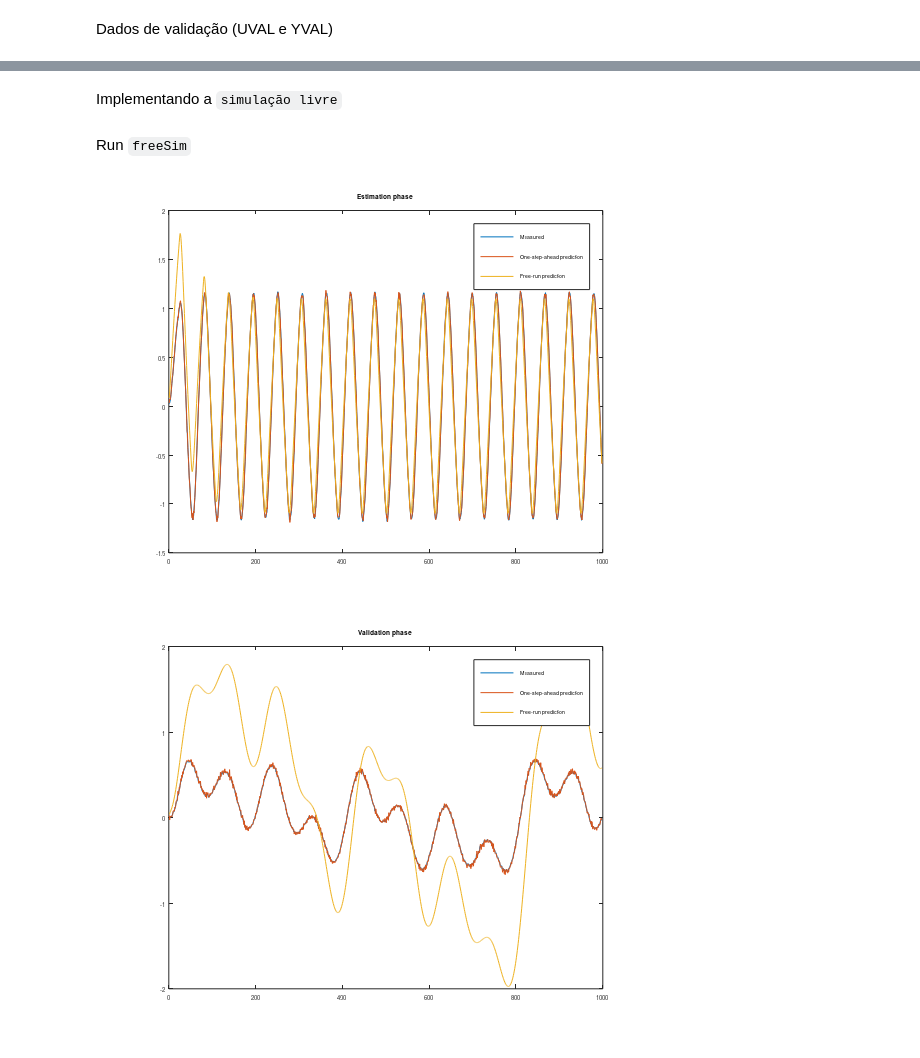
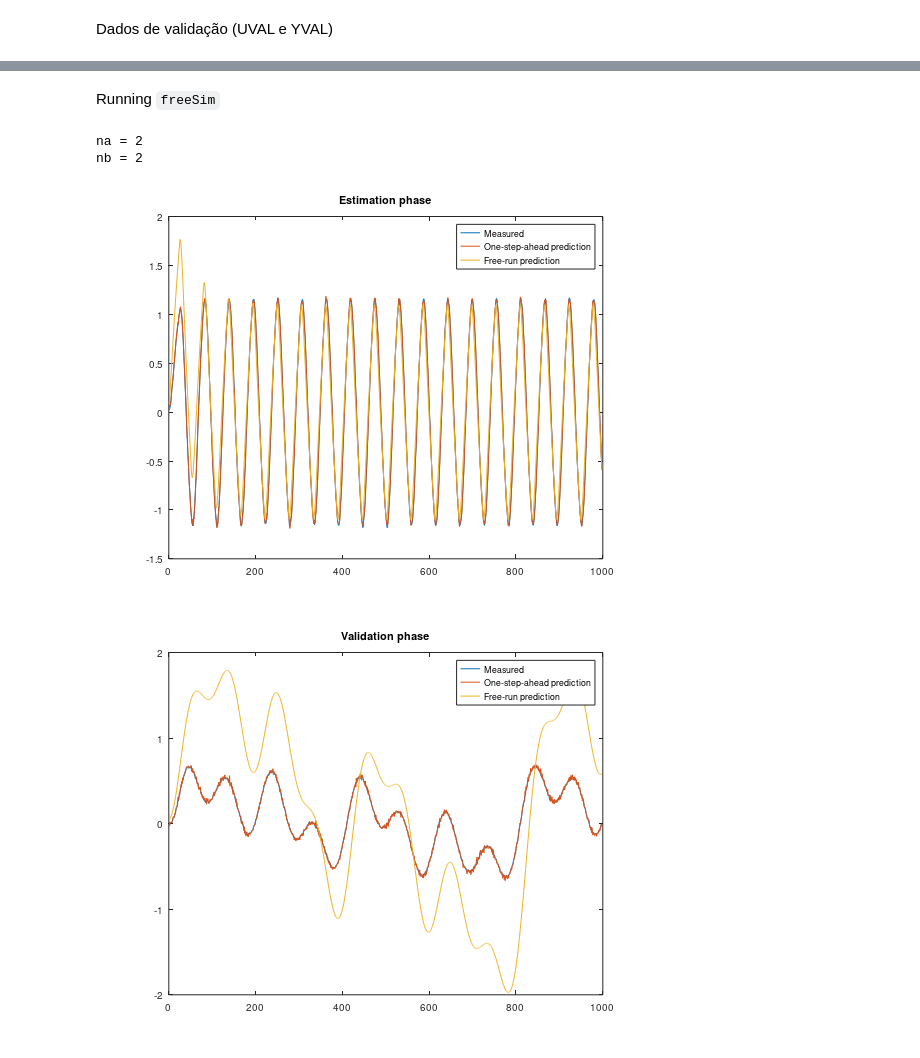
Before and after one commit to felipecostapereira/MEC2015_SYSTEM_IDENTIFICATION, a Jupyter notebook: Work_01/SYS_ID_01b_MQB_Felipe.ipynb, the cells around one changed output, grey strips where cells are left out. Saved outputs shown, nothing was run; the diff lists cells and outputs as text; code cells hidden in the pictures.

```diff
--- a/Work_01/SYS_ID_01b_MQB_Felipe.ipynb
+++ b/Work_01/SYS_ID_01b_MQB_Felipe.ipynb
@@ -168,2 +199,0 @@ plot([Y2 yhat_VAL_OSA]), title('Estimation phase'), legend('Measured','One-step-
-# %% [markdown]
-Implementando a `simulação livre`
@@ -198,19 +200,27 @@ end
 # %% [markdown]
-Run `freeSim`
+Running `freeSim`
 # %%
 % free run simulation
 yhat_TRA_FR = freeSim(YTRA,UTRA,na,nb,th_hat);
 yhat_VAL_FR = freeSim(YVAL,UVAL,na,nb,th_hat);
 # %%
+% max =997;
+
 figure
+% plot([Y1 yhat_TRA_OSA yhat_TRA_FR(1:max)])
 plot([Y1 yhat_TRA_OSA yhat_TRA_FR])
 title('Estimation phase')
 legend('Measured','One-step-ahead prediction','Free-run prediction')
 
 figure
+% plot([Y2 yhat_VAL_OSA yhat_VAL_FR(1:max)])
 plot([Y2 yhat_VAL_OSA yhat_VAL_FR])
 title('Validation phase')
 legend('Measured','One-step-ahead prediction','Free-run prediction')
+
+na,nb
 # %% [output]
+na = 2
+nb = 2
-[figure, old version]
+[figure, new version]
-[figure, old version]
+[figure, new version]
```
Also changed, not shown: parts of 28 cells of this notebook, 1 other file.
